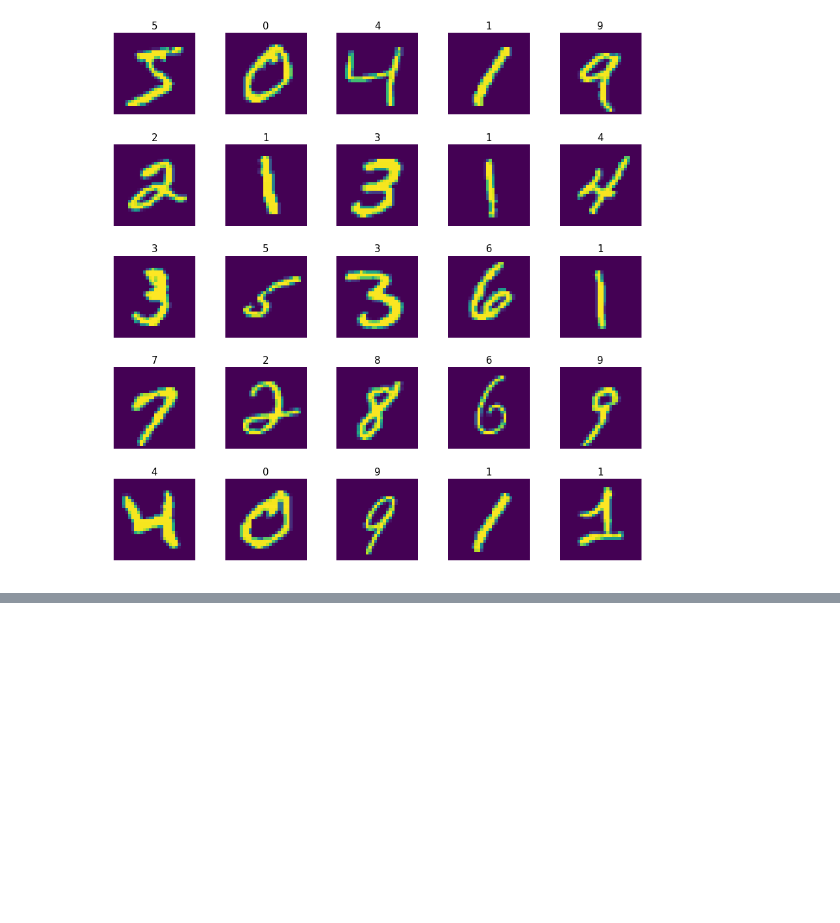
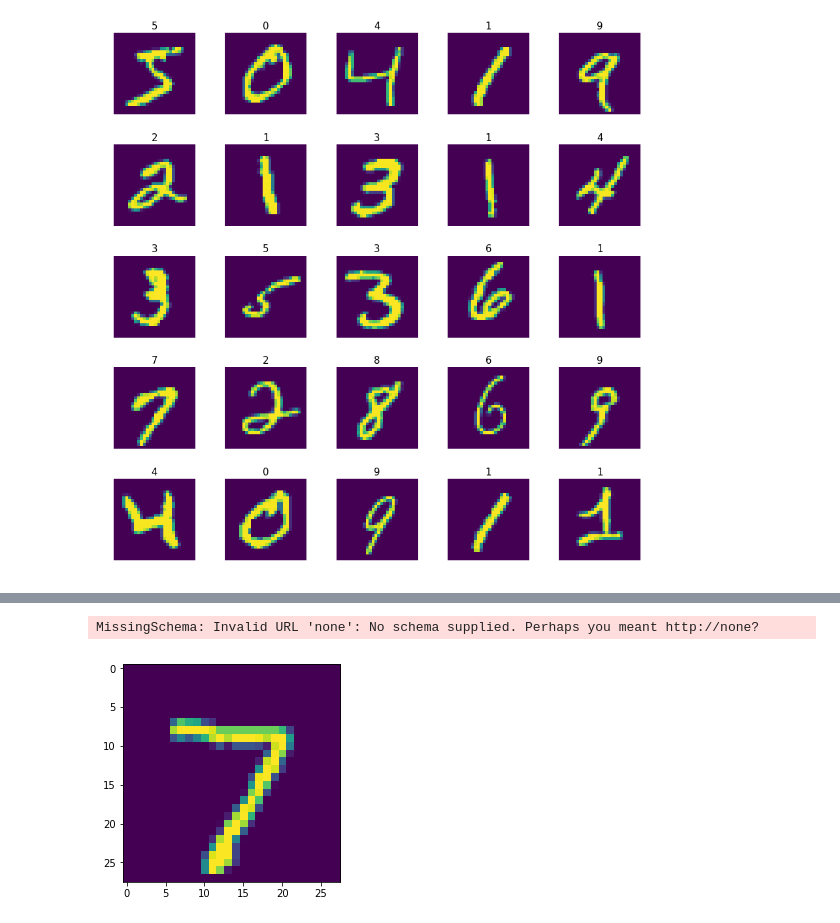
Before and after one commit to goguardian/PythonDevAndDeployWithDocker, a Jupyter notebook: devWithDocker/train_mnist.ipynb, the cells around one changed output, grey strips where cells are left out. Drawn from its saved outputs; the diff is of its cells as text; code cells hidden in the pictures; blank space fills up the shorter version.

```diff
--- a/devWithDocker/train_mnist.ipynb
+++ b/devWithDocker/train_mnist.ipynb
@@ -106,2 +110,16 @@ The test set has a loss of 0.035 and an accuracy of 0.988. Saving model...
 # %%
 model.save('../deployWithDocker/docker/model.h5')
+# %%
+def predict_on_image(img, url):
+    img = img.reshape(28,28)
+    plt.imshow(img)
+    image_file = BytesIO()
+    plt.imsave(image_file, img, format='jpeg')
+    image_data = image_file.getvalue()
+    resp = requests.post(url, data=image_data)
+    print(json.loads(resp.content()))
+# %%
+predict_on_image(x_test[0], 'none')
+# %% [output]
+MissingSchema: Invalid URL 'none': No schema supplied. Perhaps you meant http://none?
+[figure, added]
```
Also changed, not shown: parts of 6 cells of this notebook, 4 other files.
